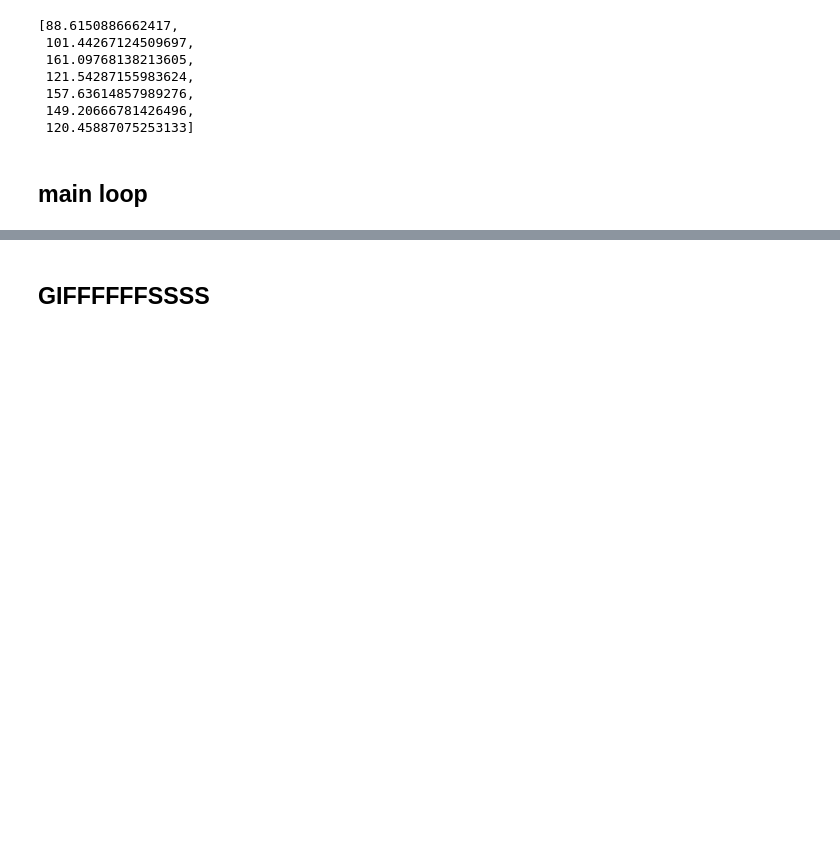
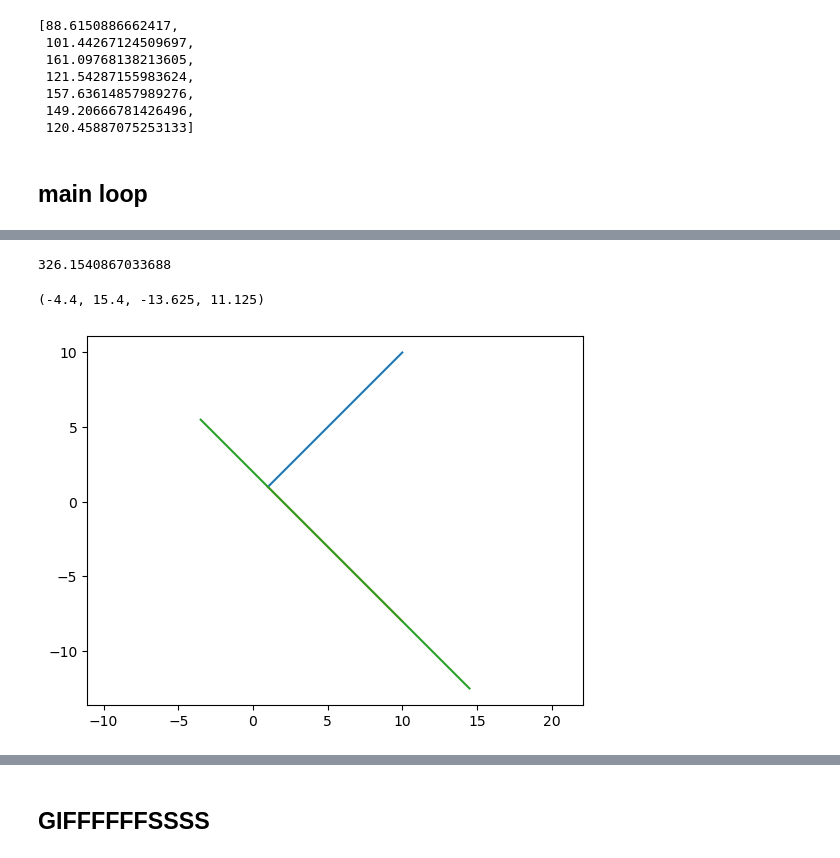
Before and after one commit to NickBak08/AgricultureRobotics, a Jupyter notebook: PathPlanning/testing_functions.ipynb, the cells around one changed output, grey strips where cells are left out. Cells and saved outputs as stored; diff of their text form; code cells hidden in the pictures; blank space fills up the shorter version.

```diff
--- a/PathPlanning/testing_functions.ipynb
+++ b/PathPlanning/testing_functions.ipynb
@@ -1347,3 +1389,20 @@ Finding path 4/5
+# %%
+b_norm = LineString([[0,0],[b.coords[1][1],-b.coords[1][0]]])
+b_norm_b = LineString([a.coords[0],[b_norm.coords[1][0]+a.coords[0][0],b_norm.coords[1][1]+a.coords[0][1]]])
+b_norm_b_scaled = shapely.affinity.scale(b_norm_b,xfact = 2,yfact = 2)
+# %%
+min(b_norm_b_scaled.coords[:][0])
+min(field_headlands.get_coordinates()['x'])
+# %% [output]
+326.1540867033688
+# %%
+plt.plot(*a.xy)
+plt.plot(*b_norm_b.xy)
+plt.plot(*b_norm_b_scaled.xy)
+plt.axis('equal')
+# %% [output]
+(-4.4, 15.4, -13.625, 11.125)
+[figure, added]
 # %%
 sp_df = gpd.GeoSeries(sp)
 sp_df.plot(markersize = 0.2)
```
Also changed, not shown: parts of 15 cells of this notebook.
